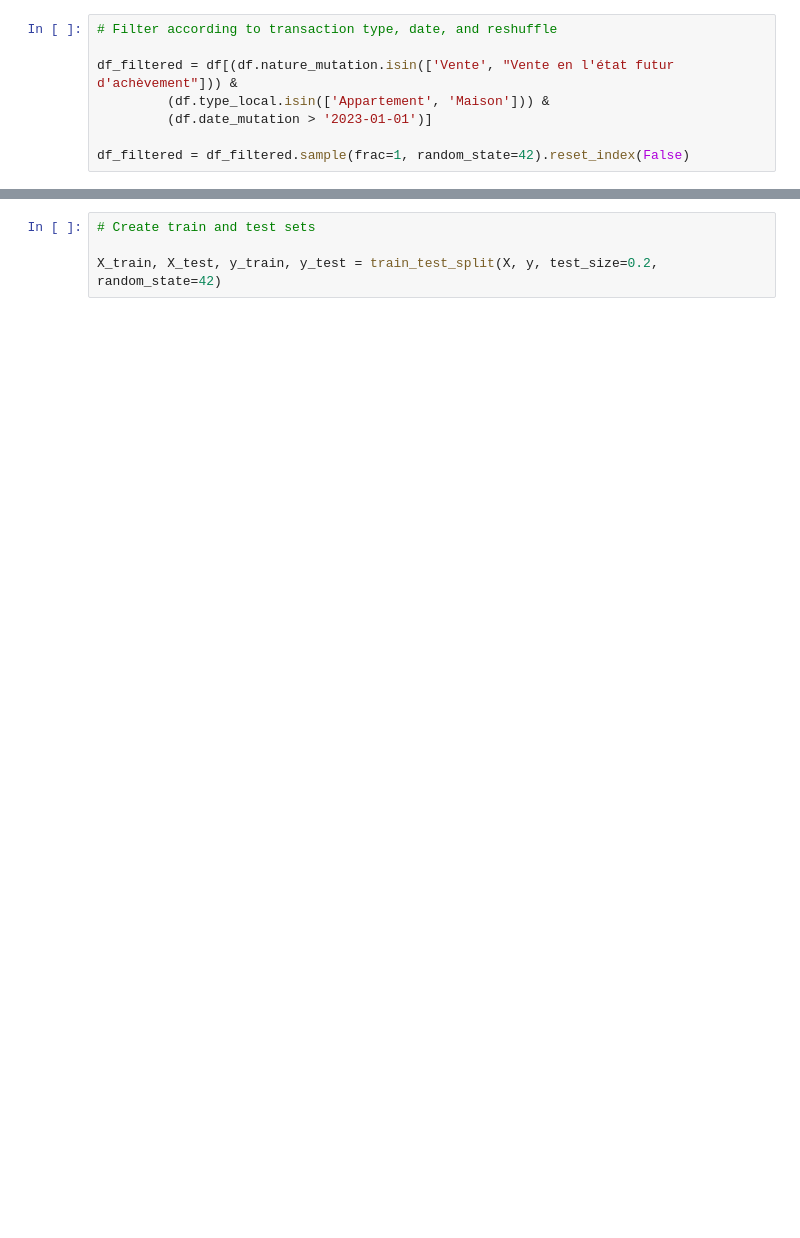
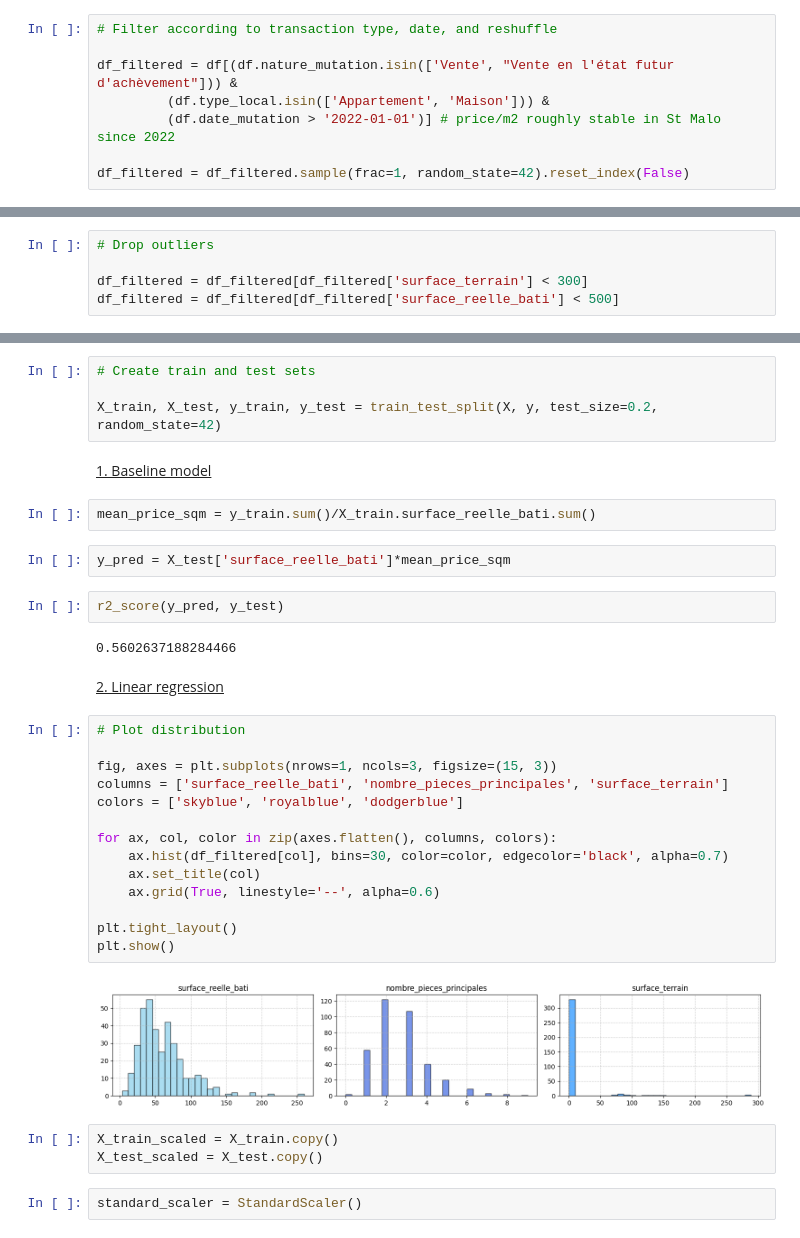
Before and after one commit to MarionChaff/immo-saint-malo, a Jupyter notebook: model.ipynb, the cells around one changed output, grey strips where cells are left out. Drawn from its saved outputs; the diff is of its cells as text; blank space fills up the shorter version.

Commit message:
added linear reg + XGB _ baseline

```diff
--- a/model.ipynb
+++ b/model.ipynb
@@ -59,7 +63,7 @@ df = pd.merge(df, quartier_risque_df, how='left', left_on='section',right_on='se
 
 df_filtered = df[(df.nature_mutation.isin(['Vente', "Vente en l'état futur d'achèvement"])) &
          (df.type_local.isin(['Appartement', 'Maison'])) &
-         (df.date_mutation > '2023-01-01')]
+         (df.date_mutation > '2022-01-01')] # price/m2 roughly stable in St Malo since 2022
 
 df_filtered = df_filtered.sample(frac=1, random_state=42).reset_index(False)
 # %%
@@ -69,3 +74,8 @@ df.drop(columns=['type_local'], inplace=True)
+# %%
+# Drop outliers
+
+df_filtered = df_filtered[df_filtered['surface_terrain'] < 300]
+df_filtered = df_filtered[df_filtered['surface_reelle_bati'] < 500]
 # %%
 # Create X and y
 
@@ -93,3 +85,36 @@ memory usage: 52.8 KB
 # Create train and test sets
 
 X_train, X_test, y_train, y_test = train_test_split(X, y, test_size=0.2, random_state=42)
+# %% [markdown]
+<u>1. Baseline model</u>
+# %%
+mean_price_sqm = y_train.sum()/X_train.surface_reelle_bati.sum()
+# %%
+y_pred = X_test['surface_reelle_bati']*mean_price_sqm
+# %%
+r2_score(y_pred, y_test)
+# %% [output]
+0.5602637188284466
+# %% [markdown]
+<u>2. Linear regression</u>
+# %%
+# Plot distribution
+
+fig, axes = plt.subplots(nrows=1, ncols=3, figsize=(15, 3))
+columns = ['surface_reelle_bati', 'nombre_pieces_principales', 'surface_terrain']
+colors = ['skyblue', 'royalblue', 'dodgerblue']
+
+for ax, col, color in zip(axes.flatten(), columns, colors):
+    ax.hist(df_filtered[col], bins=30, color=color, edgecolor='black', alpha=0.7)
+    ax.set_title(col)
+    ax.grid(True, linestyle='--', alpha=0.6)
+
+plt.tight_layout()
+plt.show()
+# %% [output]
+[figure, added]
+# %%
+X_train_scaled = X_train.copy()
+X_test_scaled = X_test.copy()
+# %%
+standard_scaler = StandardScaler()
```
Also changed, not shown: parts of 32 cells of this notebook, 2 other files.
